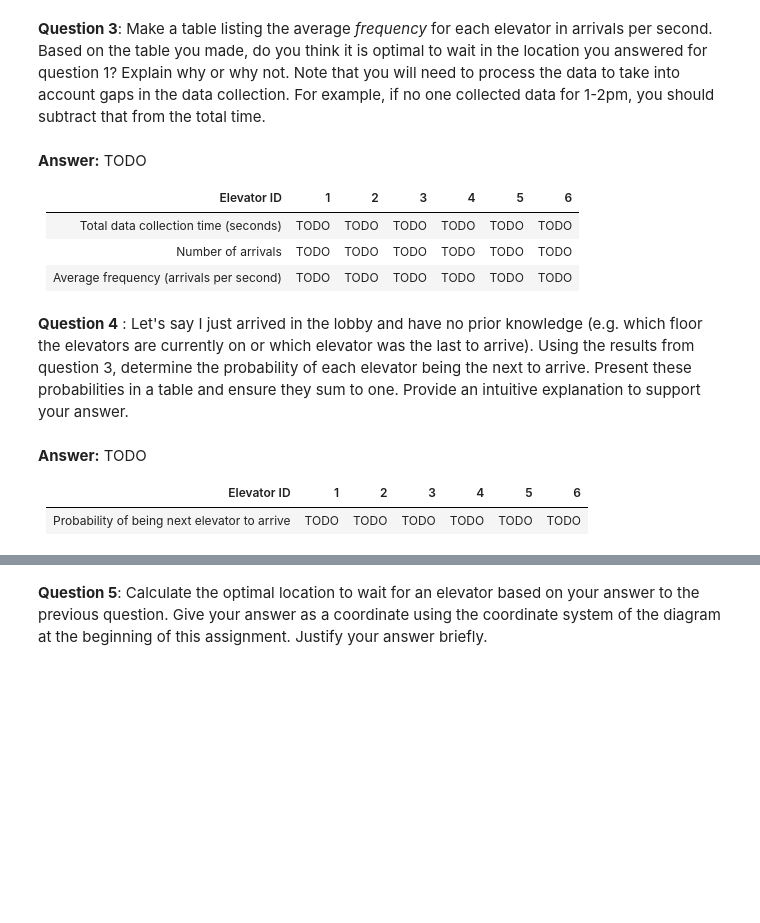
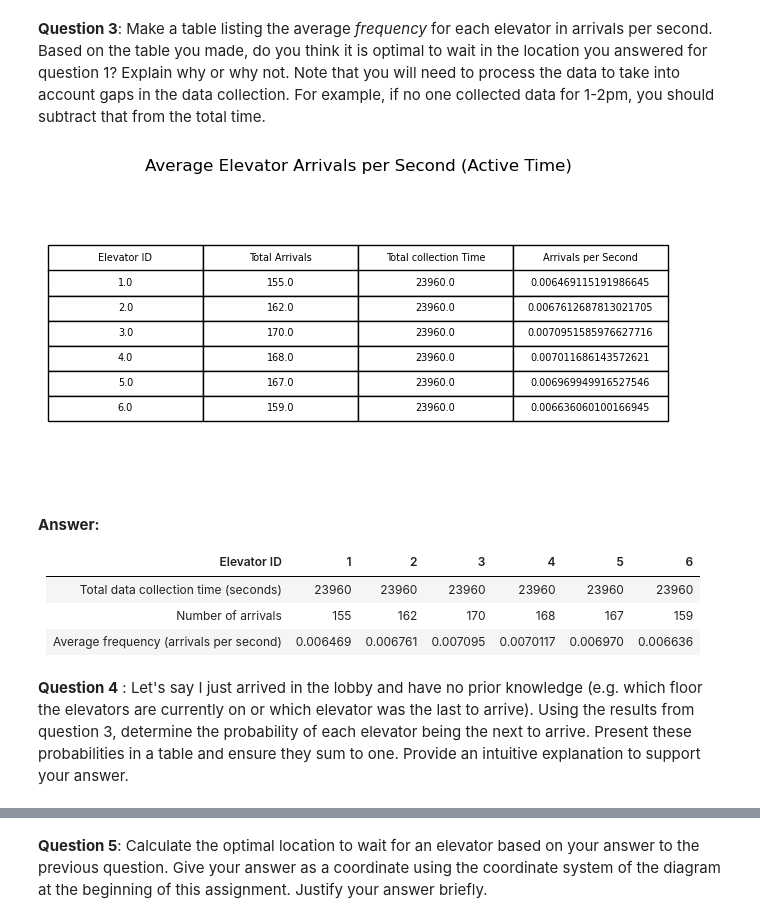
Before and after one commit to KaiSolter/bu_kaisolter-assignment-1, a Jupyter notebook: assignment1.ipynb, the cells around one changed output, grey strips where cells are left out. Saved outputs shown, nothing was run; the diff lists cells and outputs as text; code cells hidden in the pictures; blank space fills up the shorter version.

```diff
--- a/assignment1.ipynb
+++ b/assignment1.ipynb
@@ -85,17 +92,73 @@ gaps in the data collection. For example, if no one collected data for 1-2pm, yo
+# %%
+# Write any data processing code you need here
+
+import pandas as pd
+import matplotlib.pyplot as plt
+
+def calculate_frequencies():
+    # Read the CSV file
+    df = pd.read_csv('elevatordata.csv')  # Adjust path to your CSV file
+
+    # Convert 'timestamp' to datetime
+    df['Timestamp'] = pd.to_datetime(df['Timestamp'])
+
+    # Calculate the time differences between consecutive timestamps
+    df['time_diff'] = df['Timestamp'].diff().dt.total_seconds()
+
+
+    # Remove the gaps
+    gaps = df[df['time_diff'] >= 300]
+
+    # Sum up only the active time (the time between each recorded event)
+    total_active_time = df['time_diff'].sum()
+    total_gap_time = gaps['time_diff'].sum()
+    real_time = total_active_time - total_gap_time
+
+    # Group by Elevator ID and count occurrences (arrivals) for each elevator
+    elevator_counts = df.groupby('Elevator ID')['Timestamp'].count()
+
+    # Calculate the frequency for each elevator (arrivals per second during active time)
+    frequencies = elevator_counts / real_time
+
+    # Create a DataFrame to store the frequencies and total arrivals
+    freq_df = pd.DataFrame({
+        'Elevator ID': elevator_counts.index,
+        'Total Arrivals': elevator_counts.values,
+        'Total Collection Time': real_time,
+        'Arrivals per Second': frequencies.values
+    })
+
+    # Create a figure for the table
+    fig, ax = plt.subplots(figsize=(8, 4))
+
+    # Hide axes
+    ax.xaxis.set_visible(False)
+    ax.yaxis.set_visible(False)
+    ax.set_frame_on(False)
+
+    # Create a table
+    table_data = freq_df.values
+    column_labels = ['Elevator ID', 'Total Arrivals', 'Total collection Time', 'Arrivals per Second']
+    table = ax.table(cellText=table_data, colLabels=column_labels, cellLoc='center', loc='center')
+
+    # Auto scale the table
+    table.scale(1, 1.5)
+
+    # Show the plot with the table
+    plt.title("Average Elevator Arrivals per Second (Active Time)")
+    plt.show()
+
+calculate_frequencies()
+# %% [output]
+[figure, added]
 # %% [markdown]
-**Answer:** TODO
+**Answer:**
 
 | Elevator ID | 1 | 2 | 3 | 4 | 5 | 6 |
 | ----------- | --- |--- |--- |--- |--- |--- |
-| Total data collection time (seconds) | TODO | TODO | TODO | TODO | TODO |TODO |
-| Number of arrivals | TODO | TODO | TODO | TODO | TODO |TODO |
-| Average frequency (arrivals per second) | TODO | TODO | TODO | TODO | TODO |TODO |
+| Total data collection time (seconds) | 23960 | 23960 | 23960 | 23960 | 23960 | 23960 |
+| Number of arrivals | 155 | 162 | 170 | 168 | 167 |159 |
+| Average frequency (arrivals per second) | 0.006469 | 0.006761 | 0.007095 | 0.0070117 | 0.006970 | 0.006636 |
 # %% [markdown]
 **Question 4** : Let's say I just arrived in the lobby and have no prior knowledge (e.g. which floor the elevators are currently on or which elevator was the last to arrive).
 Using the results from question 3, determine the probability of each elevator being the next to arrive. Present these probabilities in a table and ensure they sum to one. Provide an intuitive explanation to support your answer.
-# %% [markdown]
-**Answer:** TODO
-
-| Elevator ID | 1 | 2 | 3 | 4 | 5 | 6 |
-| ----------- | --- |--- |--- |--- |--- |--- |
-| Probability of being next elevator to arrive | TODO | TODO | TODO | TODO | TODO |TODO |
```
Also changed, not shown: parts of 14 cells of this notebook, 1 other file.
